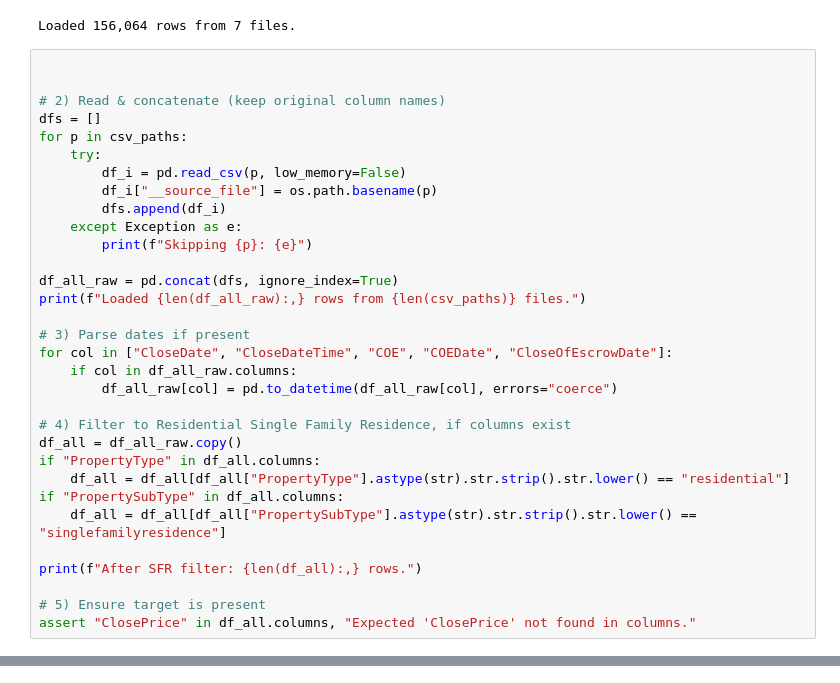
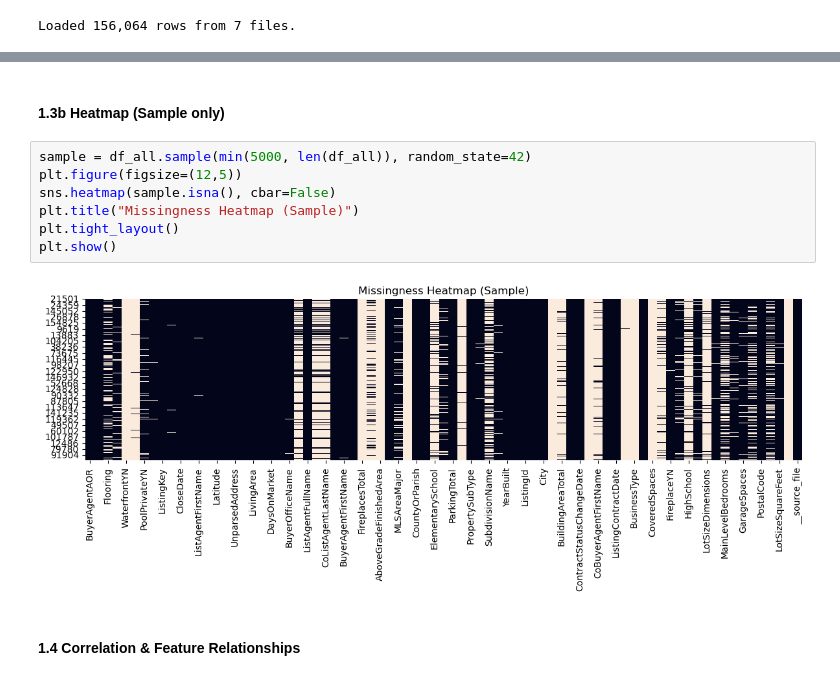
Before and after one commit to valle1306/home-price-prediction, a Jupyter notebook: Step1,2_Stephanie.ipynb, the cells around one changed output, grey strips where cells are left out. Drawn from its saved outputs; the diff is of its cells as text.

```diff
--- a/Step1,2_Stephanie.ipynb
+++ b/Step1,2_Stephanie.ipynb
@@ -57,35 +57,3 @@ df_all_raw = pd.concat(dfs, ignore_index=True)
 print(f"Loaded {len(df_all_raw):,} rows from {len(csv_paths)} files.")
 # %% [output]
 Loaded 156,064 rows from 7 files.
-# %%
-
-
-# 2) Read & concatenate (keep original column names)
-dfs = []
-for p in csv_paths:
-    try:
-        df_i = pd.read_csv(p, low_memory=False)
-        df_i["__source_file"] = os.path.basename(p)
-        dfs.append(df_i)
-    except Exception as e:
-        print(f"Skipping {p}: {e}")
-
-df_all_raw = pd.concat(dfs, ignore_index=True)
-print(f"Loaded {len(df_all_raw):,} rows from {len(csv_paths)} files.")
-
-# 3) Parse dates if present
-for col in ["CloseDate", "CloseDateTime", "COE", "COEDate", "CloseOfEscrowDate"]:
-    if col in df_all_raw.columns:
-        df_all_raw[col] = pd.to_datetime(df_all_raw[col], errors="coerce")
-
-# 4) Filter to Residential Single Family Residence, if columns exist
-df_all = df_all_raw.copy()
-if "PropertyType" in df_all.columns:
-    df_all = df_all[df_all["PropertyType"].astype(str).str.strip().str.lower() == "residential"]
-if "PropertySubType" in df_all.columns:
-    df_all = df_all[df_all["PropertySubType"].astype(str).str.strip().str.lower() == "singlefamilyresidence"]
-
-print(f"After SFR filter: {len(df_all):,} rows.")
-
-# 5) Ensure target is present
-assert "ClosePrice" in df_all.columns, "Expected 'ClosePrice' not found in columns."
@@ -94,0 +210,13 @@ After SFR filter: 78,387 rows.
+# %% [markdown]
+#### 1.3b Heatmap (Sample only)
+# %%
+sample = df_all.sample(min(5000, len(df_all)), random_state=42)
+plt.figure(figsize=(12,5))
+sns.heatmap(sample.isna(), cbar=False)
+plt.title("Missingness Heatmap (Sample)")
+plt.tight_layout()
+plt.show()
+# %% [output]
+[figure, added]
+# %% [markdown]
+#### 1.4 Correlation & Feature Relationships
```
Also changed, not shown: parts of 35 cells of this notebook.
